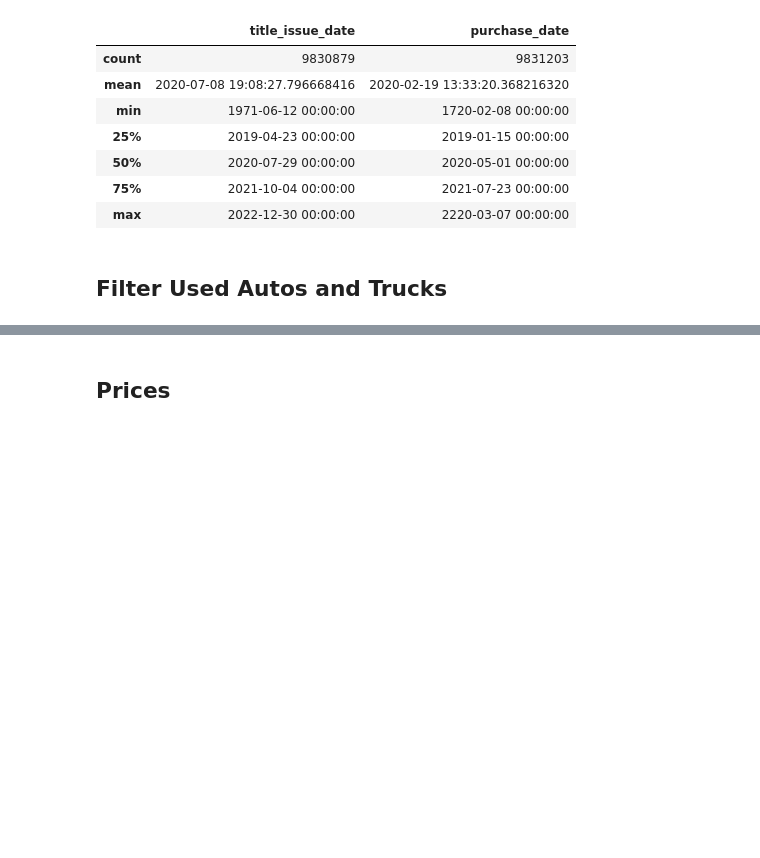
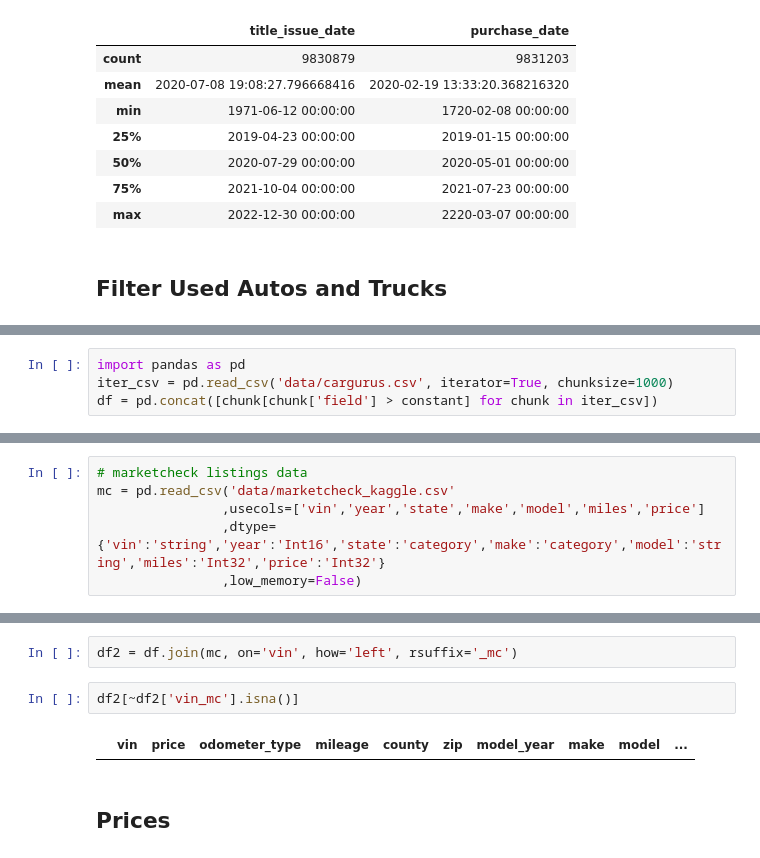
Before and after one commit to sheacon/used_car_pricing, a Jupyter notebook: 0_eda_tn.ipynb, the cells around one changed output, grey strips where cells are left out. Saved outputs shown, nothing was run; the diff lists cells and outputs as text; blank space fills up the shorter version.

```diff
--- a/0_eda_tn.ipynb
+++ b/0_eda_tn.ipynb
@@ -192,0 +213,4 @@ used only obs:  7,290,817
+# %%
+import pandas as pd
+iter_csv = pd.read_csv('data/cargurus.csv', iterator=True, chunksize=1000)
+df = pd.concat([chunk[chunk['field'] > constant] for chunk in iter_csv])
@@ -192,0 +219,6 @@ used only obs:  7,290,817
+# %%
+# marketcheck listings data
+mc = pd.read_csv('data/marketcheck_kaggle.csv'
+                ,usecols=['vin','year','state','make','model','miles','price']
+                ,dtype={'vin':'string','year':'Int16','state':'category','make':'category','model':'string','miles':'Int32','price':'Int32'}
+                ,low_memory=False)
@@ -193,3 +253,9 @@ used only obs:  7,290,817
+# %%
+df2 = df.join(mc, on='vin', how='left', rsuffix='_mc')
+# %%
+df2[~df2['vin_mc'].isna()]
+# %% [output]
+|  | vin | price | odometer_type | mileage | county | zip | model_year | make | model | ... |
 # %% [markdown]
 ## Prices
 # %% [markdown]
```
Also changed, not shown: parts of 17 cells of this notebook, 4 other files.
